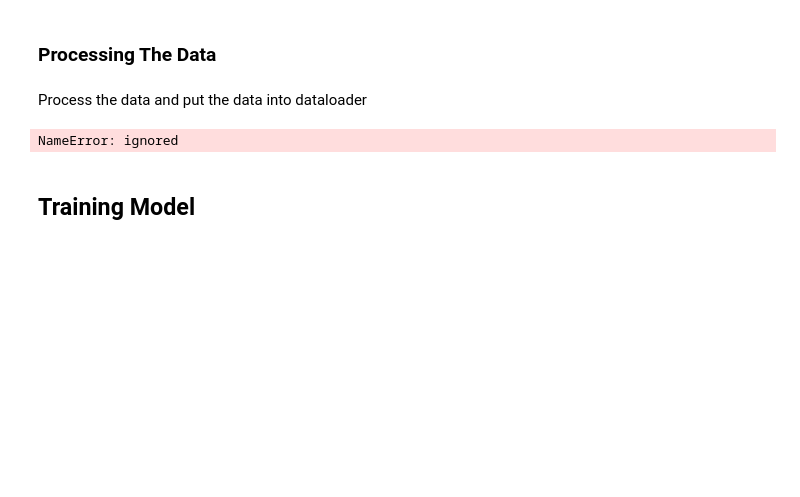
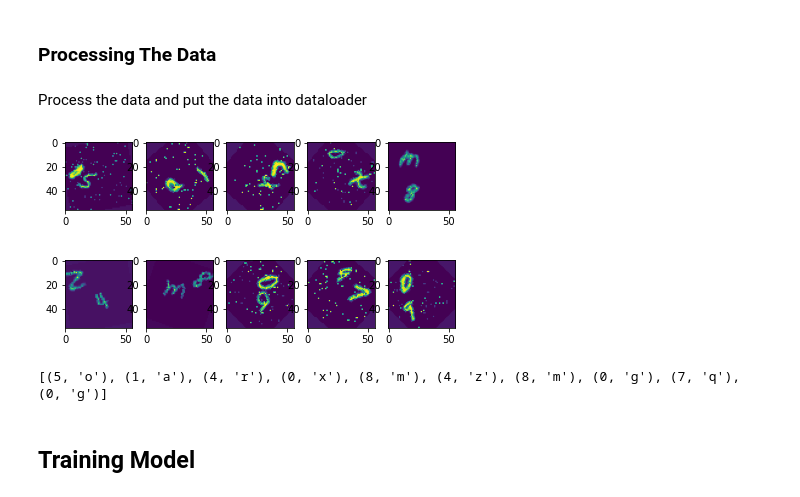
Before and after one commit to shubymao/comp551-p3, a Jupyter notebook: Project_3_Notebook.ipynb, the cells around one changed output. Saved outputs shown, nothing was run; the diff lists cells and outputs as text; code cells hidden in the pictures; blank space fills up the shorter version.

```diff
--- a/Project_3_Notebook.ipynb
+++ b/Project_3_Notebook.ipynb
@@ -111,7 +112,7 @@ img_grid(1,2,[sample_tensor[0],sharp_tensor[0]])
 [figure]
 # %%
 # transform all data to the output format
-def process_training_data(data, labels, rotate_angles = [-45, -40, -20, -10, 10, 20, 40, 45], blur_kernal = []):
+def process_training_data(data, labels, rotate_angles = [-45, -40, -20, -10, 10, 20, 40, 45], blur_kernal = [3]):
   multiplier = (1+len(rotate_angles)+len(blur_kernal))
   data_tensor = torch.from_numpy(data[:,None]).float()
   new_data = torch.empty((len(data)*multiplier,1,56,56))
@@ -154,8 +155,8 @@ def make_data_loader(dataset, batch_size=30, shuffle=True, num_workers=2):
   dataloader = DataLoader(dataset, batch_size = batch_size, shuffle = shuffle, num_workers = num_workers)
   return dataloader
 
-training_dataset = process_training_data(training_data, training_labels)
+training_dataset = process_training_data(training_data, training_labels, blur_kernal=[])
 validation_dataset = process_training_data(validation_data,validation_labels, [], [])
 
-training_loader = make_data_loader(training_dataset)
+#training_loader = make_data_loader(training_dataset)
 validation_loader = make_data_loader(validation_dataset)
@@ -162,13 +196,15 @@ validation_loader = make_data_loader(validation_dataset)
 # %%
 def show_sample(n):
-  perm = torch.randperm(len(combined_dataset))
+  perm = torch.randperm(len(training_dataset))
   idx = perm[:n]
-  data, labels = combined_dataset[idx]
+  data, labels = training_dataset[idx]
   img_grid(n//5,5 , data[:,0])
   print(convert_labels_to_readables(labels))
 show_sample(10)
 # %% [output]
+[figure, added]
+[figure, added]
-NameError: ignored
+[(5, 'o'), (1, 'a'), (4, 'r'), (0, 'x'), (8, 'm'), (4, 'z'), (8, 'm'), (0, 'g'), (7, 'q'), (0, 'g')]
 # %% [markdown]
 ## Training Model
 # %% [markdown]
```
Also changed, not shown: parts of 17 cells of this notebook.
